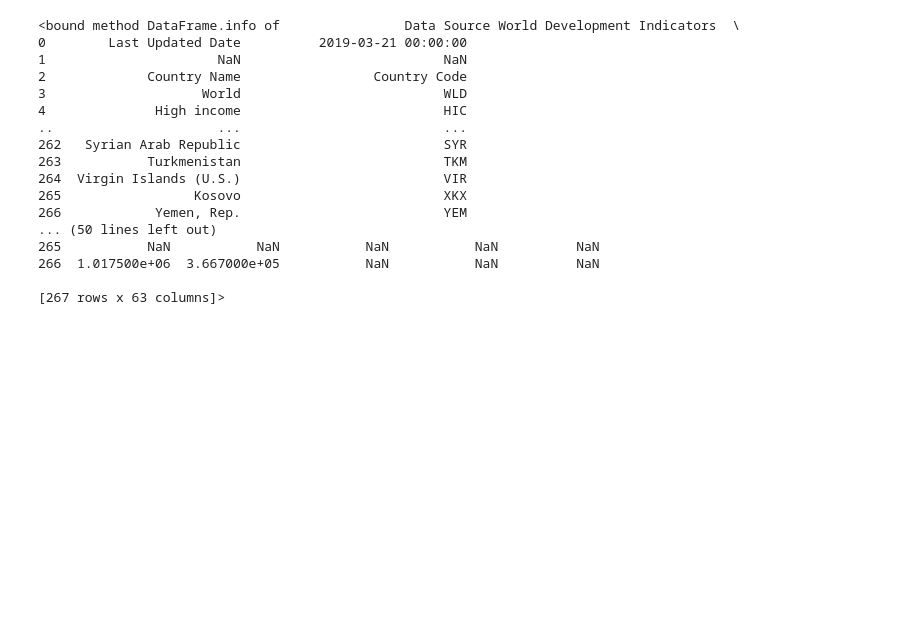
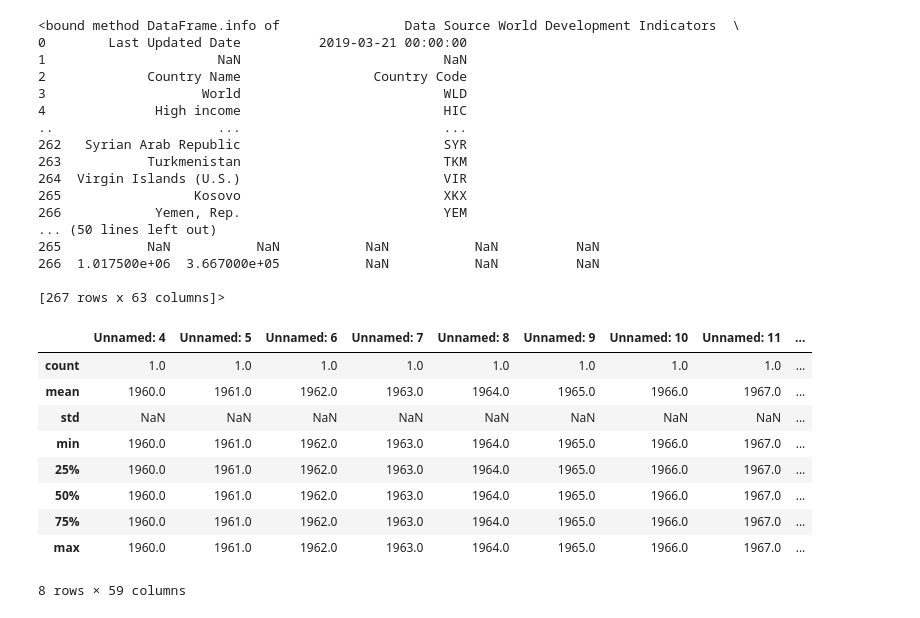
Before and after one commit to pspanji/BA--BI--DS, a Jupyter notebook: RTD Analysis_Regional Tourism Disparities.ipynb, the cells around one changed output. Cells and saved outputs as stored; diff of their text form; code cells hidden in the pictures; blank space fills up the shorter version.

```diff
--- a/RTD Analysis_Regional Tourism Disparities.ipynb
+++ b/RTD Analysis_Regional Tourism Disparities.ipynb
@@ -70,3 +70,16 @@ print(df.info)
 266  1.017500e+06  3.667000e+05           NaN           NaN          NaN
 
 [267 rows x 63 columns]>
+# %%
+df.describe()
+# %% [output]
+|  | Unnamed: 4 | Unnamed: 5 | Unnamed: 6 | Unnamed: 7 | Unnamed: 8 | Unnamed: 9 | Unnamed: 10 | Unnamed: 11 | ... |
+| count | 1.0 | 1.0 | 1.0 | 1.0 | 1.0 | 1.0 | 1.0 | 1.0 | ... |
+| mean | 1960.0 | 1961.0 | 1962.0 | 1963.0 | 1964.0 | 1965.0 | 1966.0 | 1967.0 | ... |
+| std | NaN | NaN | NaN | NaN | NaN | NaN | NaN | NaN | ... |
+| min | 1960.0 | 1961.0 | 1962.0 | 1963.0 | 1964.0 | 1965.0 | 1966.0 | 1967.0 | ... |
+| 25% | 1960.0 | 1961.0 | 1962.0 | 1963.0 | 1964.0 | 1965.0 | 1966.0 | 1967.0 | ... |
+| 50% | 1960.0 | 1961.0 | 1962.0 | 1963.0 | 1964.0 | 1965.0 | 1966.0 | 1967.0 | ... |
+| 75% | 1960.0 | 1961.0 | 1962.0 | 1963.0 | 1964.0 | 1965.0 | 1966.0 | 1967.0 | ... |
+| max | 1960.0 | 1961.0 | 1962.0 | 1963.0 | 1964.0 | 1965.0 | 1966.0 | 1967.0 | ... |
+8 rows × 59 columns
```
